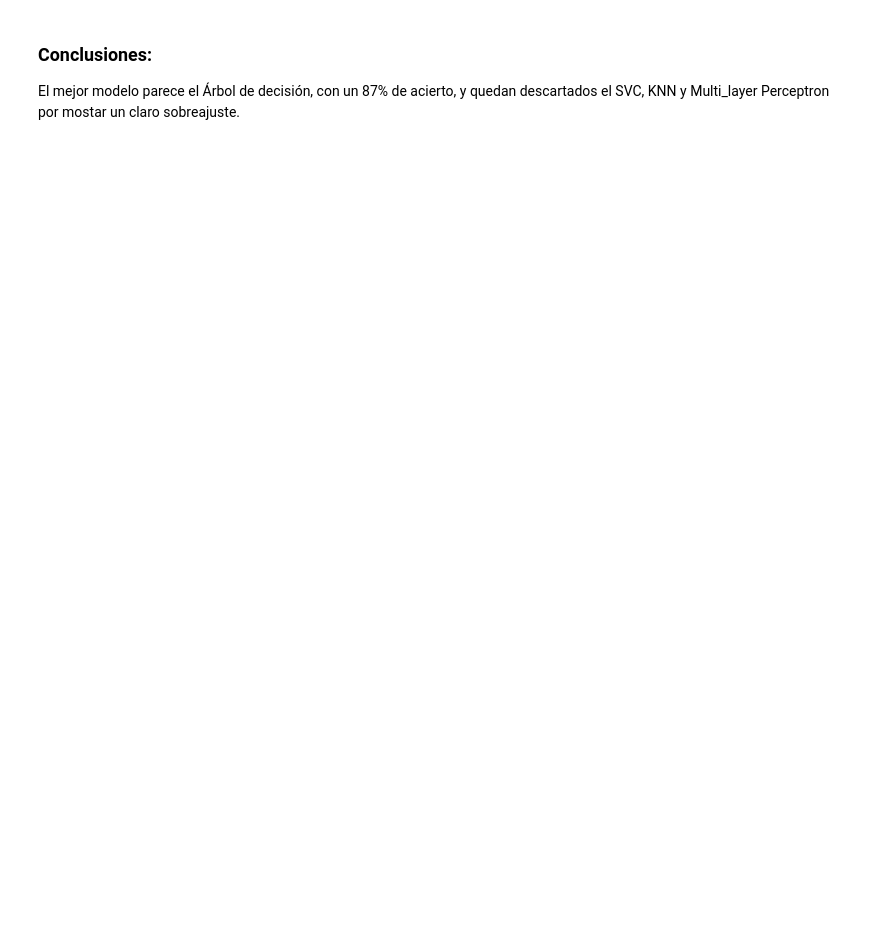
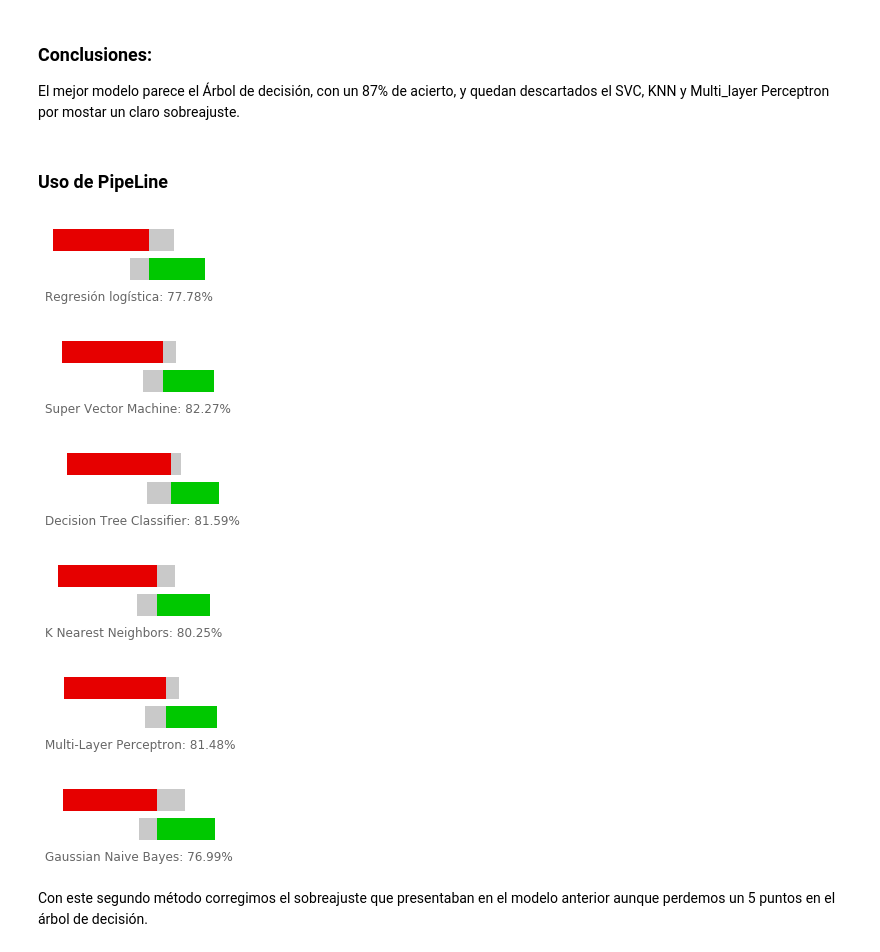
Before and after one commit to JVPA/Kaggle, a Jupyter notebook: Titanic. Machine Learning from Disaster.ipynb, the cells around one changed output. Cells and saved outputs as stored; diff of their text form; code cells hidden in the pictures; blank space fills up the shorter version.

Commit message:
Añado PipiLine

```diff
--- a/Titanic. Machine Learning from Disaster.ipynb
+++ b/Titanic. Machine Learning from Disaster.ipynb
@@ -210,3 +215,21 @@ for i in Params:
 ### Conclusiones:
 
 El mejor modelo parece el Árbol de decisión, con un 87% de acierto, y quedan descartados el SVC, KNN y Multi_layer Perceptron por mostar un claro sobreajuste.
+# %%
+markdown(f'### Uso de PipeLine')
+for i in Params:
+    clf = Pipeline(steps = [('scl', StandardScaler())
+                            , ('binarizer', Binarizer())
+                            , ('clf', i['Clasificador'])])
+    clf.fit(XE, ye)
+    matriz(clf, X, y, i['Modelo'])
+# %% [output]
+### Uso de PipeLine
+[figure, added]
+[figure, added]
+[figure, added]
+[figure, added]
+[figure, added]
+[figure, added]
+# %% [markdown]
+Con este segundo método corregimos el sobreajuste que presentaban en el modelo anterior aunque perdemos un 5 puntos en el árbol de decisión.
```
Also changed, not shown: parts of 4 cells of this notebook.
